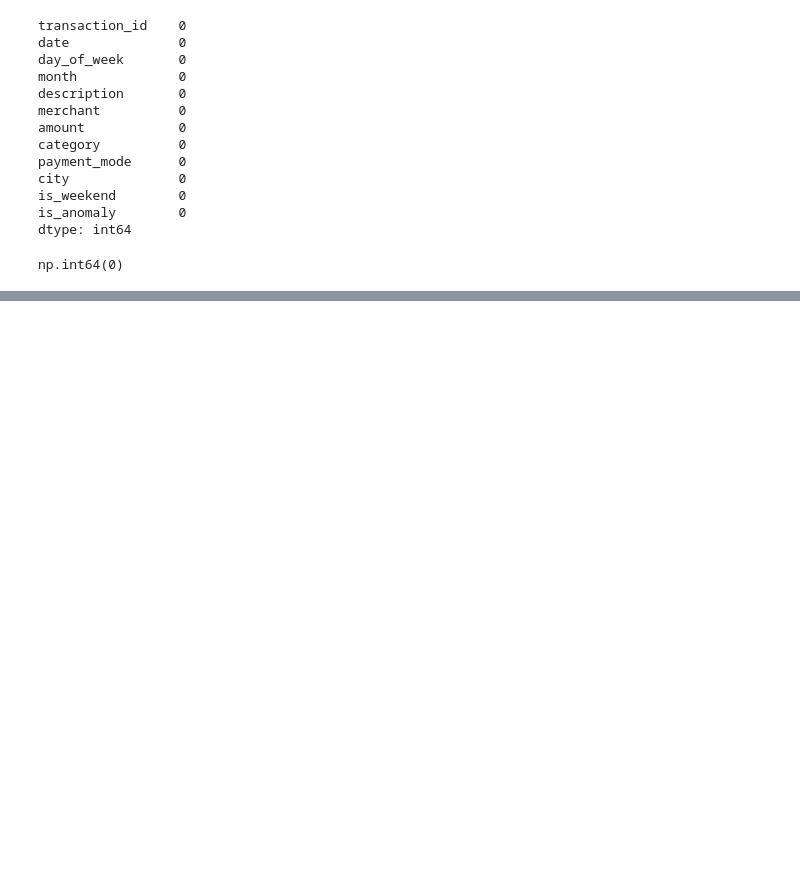
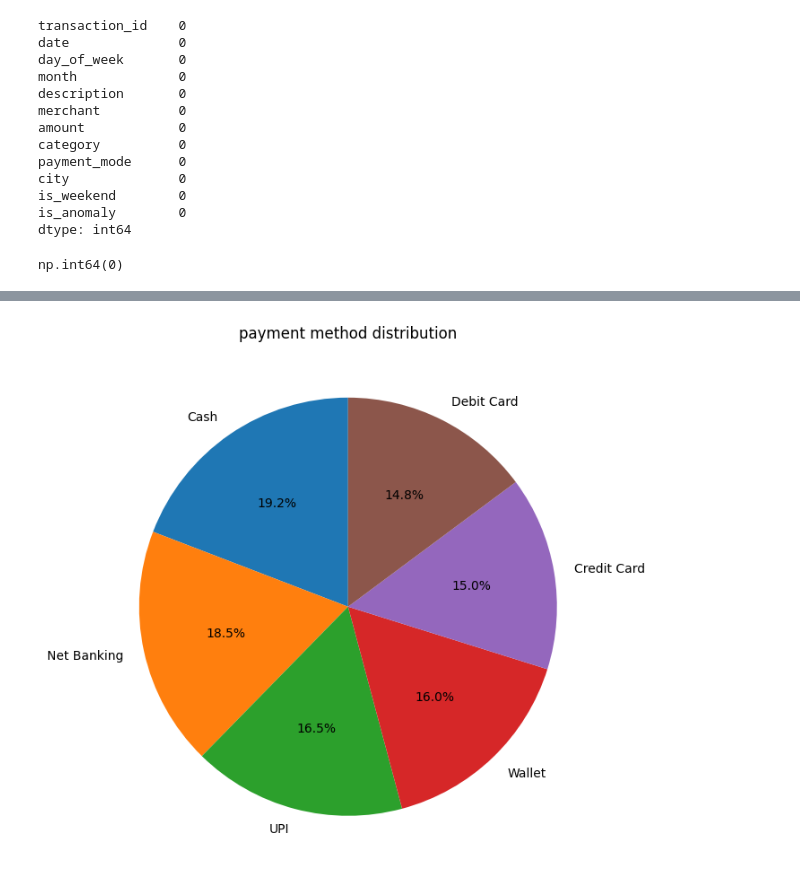
Before and after one commit to raajvir15/finance_analyzer_predictor, a Jupyter notebook: notebooks/1_eda.ipynb, the cells around one changed output, grey strips where cells are left out. Cells and saved outputs as stored; diff of their text form; code cells hidden in the pictures; blank space fills up the shorter version.

```diff
--- a/notebooks/1_eda.ipynb
+++ b/notebooks/1_eda.ipynb
@@ -116,0 +169,16 @@ print(df[['date', 'month_num', 'month_label']].head(10))
+# %%
+## chart3 : payment mode
+
+payment_counts = df['payment_mode'].value_counts()
+## payment_counts is a Pandas Series where the index is the payment mode and the values are the counts.
+
+plt.figure(figsize=(7,7))
+plt.pie(payment_counts.values,
+        labels=payment_counts.index,
+        autopct='%1.1f%%',
+        startangle=90)
+plt.title("payment method distribution")
+plt.tight_layout()
+plt.show()
+# %% [output]
+[figure, added]
```
Also changed, not shown: parts of 17 cells of this notebook, 4 other files.
